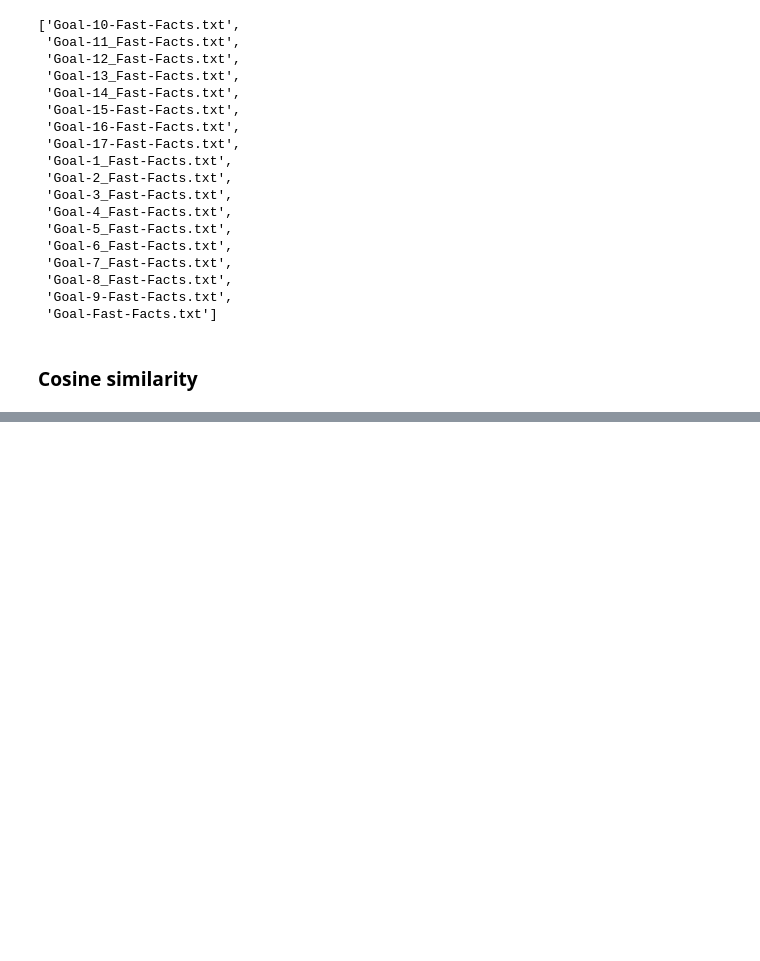
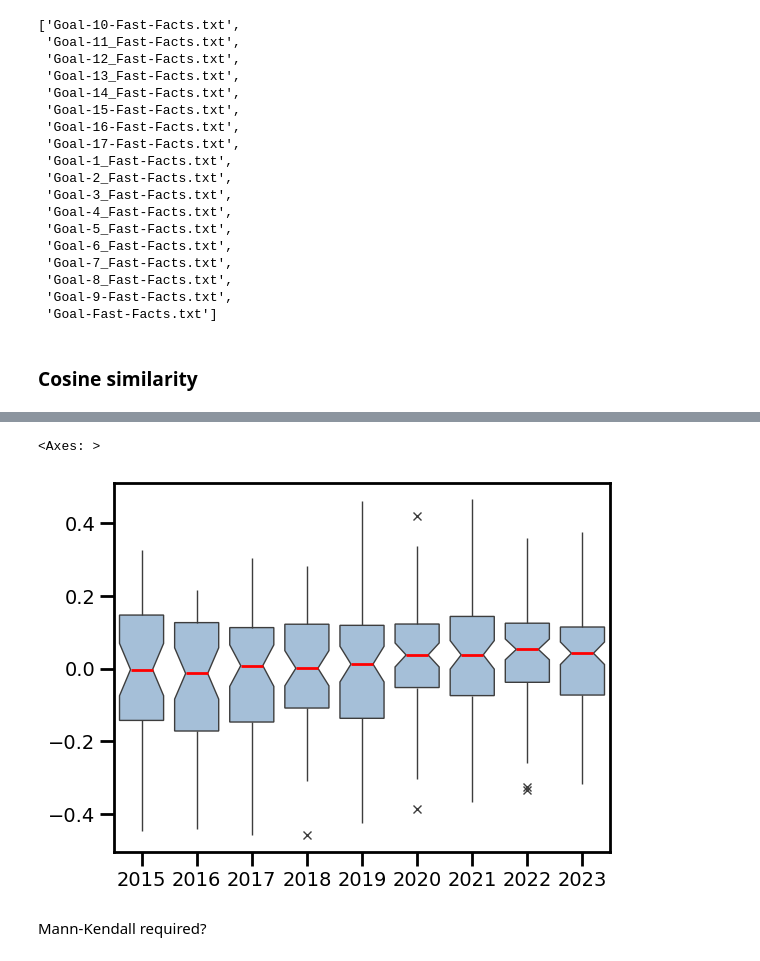
Before and after one commit to fabiosaracco/sdg_repos_advanced, a Jupyter notebook: 1_0_mean_vec.ipynb, the cells around one changed output, grey strips where cells are left out. Saved outputs shown, nothing was run; the diff lists cells and outputs as text; code cells hidden in the pictures; blank space fills up the shorter version.

```diff
--- a/1_0_mean_vec.ipynb
+++ b/1_0_mean_vec.ipynb
@@ -331,0 +365,10 @@ np.mean(pca_cos_sims), np.std(pca_cos_sims)
+# %%
+seaborn.boxplot(data=cos_sim_year, notch=True, showcaps=False,
+    flierprops={"marker": "x"},
+    boxprops={"facecolor": (.3, .5, .7, .5)},
+    medianprops={"color": "r", "linewidth": 2})
+# %% [output]
+<Axes: >
+[figure, added]
+# %% [markdown]
+Mann-Kendall required?
```
Also changed, not shown: parts of 14 cells of this notebook.
